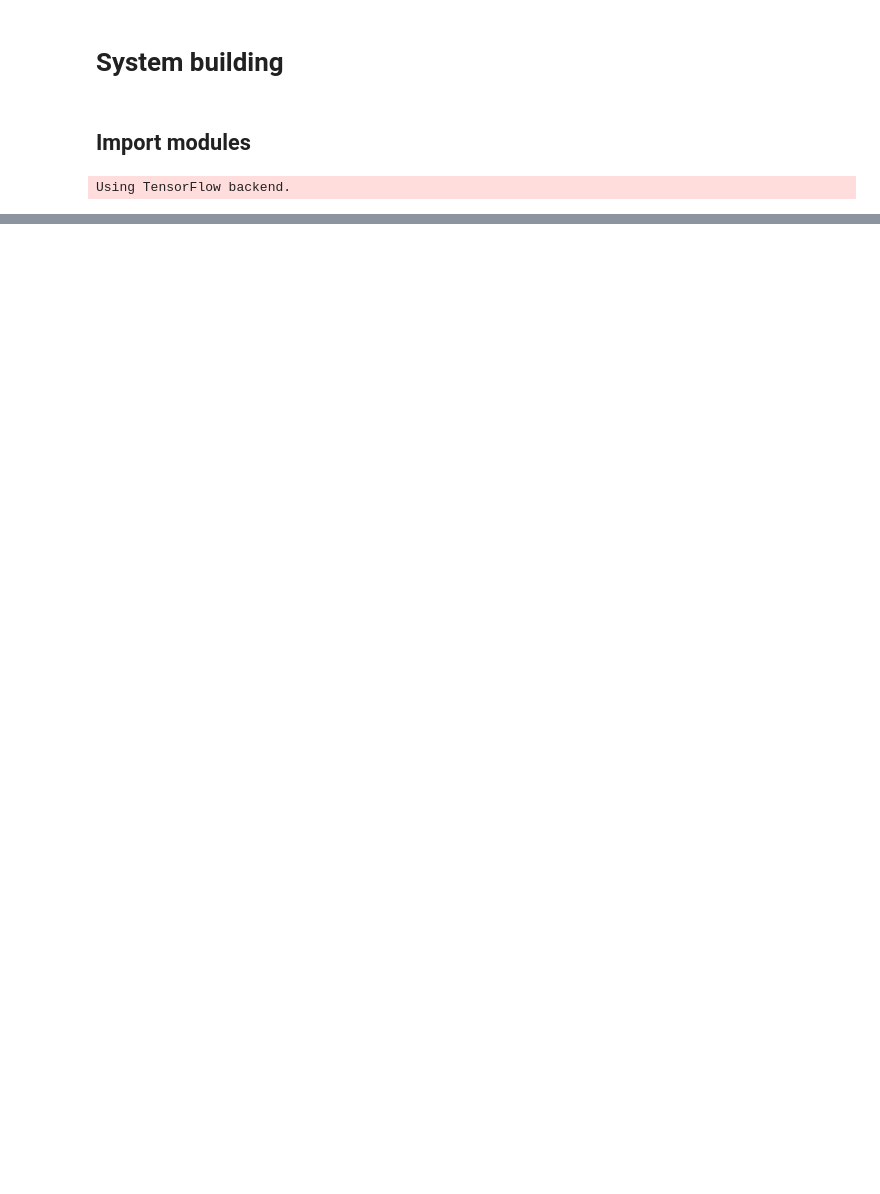
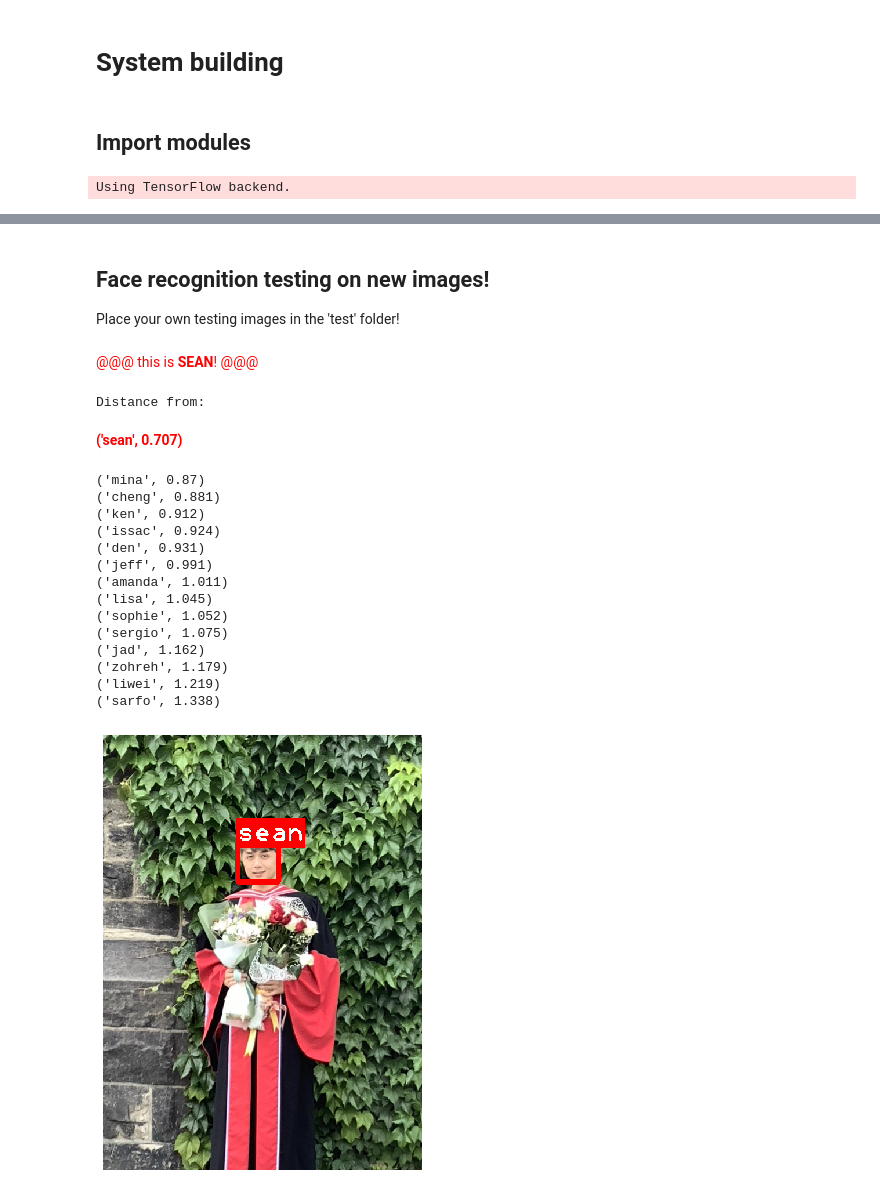
Before and after one commit to sungsujaing/Insight_workshop, a Jupyter notebook: OpenFace_Workshop.ipynb, the cells around one changed output, grey strips where cells are left out. Saved outputs shown, nothing was run; the diff lists cells and outputs as text; code cells hidden in the pictures; blank space fills up the shorter version.

```diff
--- a/OpenFace_Workshop.ipynb
+++ b/OpenFace_Workshop.ipynb
@@ -276,0 +103,28 @@ A smaller `box_size_factor` value may filter small bounding boxes that are wrong
+# %% [markdown]
+## Face recognition testing on new images!
+Place your own testing images in the 'test' folder!
+# %%
+testing_file_name = 'sean.jpeg'
+test_img = hm.load_test_img(testing_file_name)
+# %%
+hm.recog_face(test_img,database_embeddings,model,face_recog_thresh=face_recog_thresh,verbose=True)
+# %% [output]
+<span style='color:red'>@@@ this is **SEAN**! @@@
+</span>
+Distance from:
+<span style='color:red'>**('sean', 0.707)**</span>
+('mina', 0.87)
+('cheng', 0.881)
+('ken', 0.912)
+('issac', 0.924)
+('den', 0.931)
+('jeff', 0.991)
+('amanda', 1.011)
+('lisa', 1.045)
+('sophie', 1.052)
+('sergio', 1.075)
+('jad', 1.162)
+('zohreh', 1.179)
+('liwei', 1.219)
+('sarfo', 1.338)
+[figure, added]
```
Also changed, not shown: parts of 39 cells of this notebook, 6 other files.
